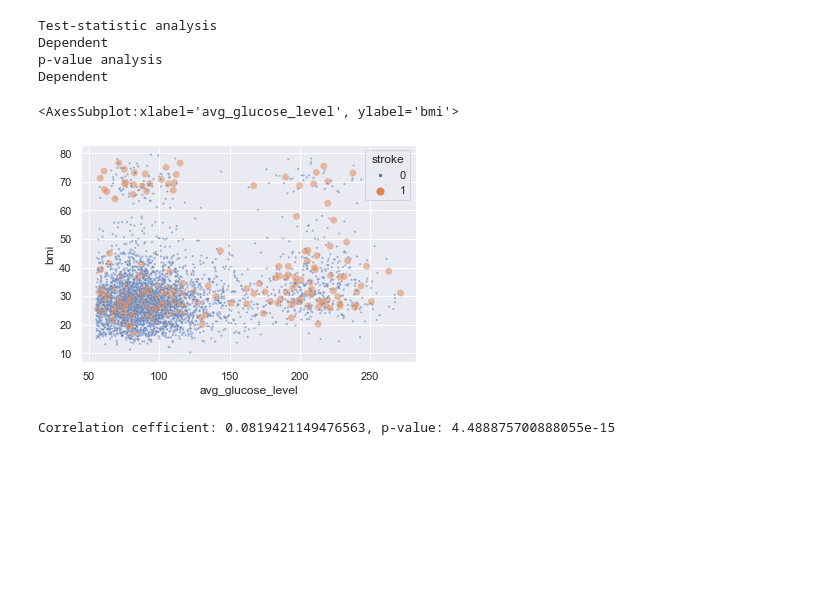
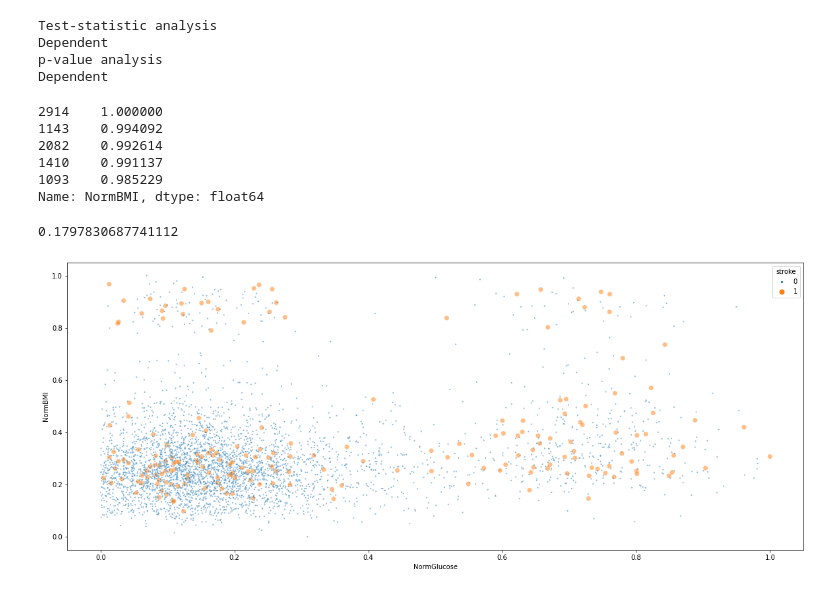
Before and after one commit to MykhaiIo/heart-attention, a Jupyter notebook: data/feature_engineering.ipynb, the cells around one changed output. Cells and saved outputs as stored; diff of their text form; code cells hidden in the pictures; blank space fills up the shorter version.

```diff
--- a/data/feature_engineering.ipynb
+++ b/data/feature_engineering.ipynb
@@ -319,19 +334,22 @@ Test-statistic analysis
 Dependent
 p-value analysis
 Dependent
+# %%
+train['NormBMI'] = normalizer.fit_transform(train.bmi.values.reshape(-1, 1))
+train['NormBMI'].nlargest()
+# %% [output]
+2914    1.000000
+1143    0.994092
+2082    0.992614
+1410    0.991137
+1093    0.985229
+Name: NormBMI, dtype: float64
+# %%
+train['NormBMI'].corr(train['NormGlucose'], method='pearson')
+# %% [output]
+0.1797830687741112
 # %%
-sns.scatterplot(data=train, x='avg_glucose_level', y='bmi', hue='stroke', size='stroke', sizes=(50, 5), alpha=0.5)
+fig, ax = plt.subplots(figsize=(20, 8))
+ax = sns.scatterplot(ax=ax, data=train, x='NormGlucose', y='NormBMI', hue='stroke', size='stroke', sizes=(50, 5), alpha=0.5)
 # %% [output]
-<AxesSubplot:xlabel='avg_glucose_level', ylabel='bmi'>
-[figure, old version]
+[figure, new version]
-# %%
-from scipy.stats import kendalltau
-from sklearn.preprocessing import MinMaxScaler
-
-scaler = MinMaxScaler()
-
-coef, p = kendalltau(scaler.fit_transform(train.avg_glucose_level.values.reshape(-1,1)),
-                     scaler.fit_transform(train.bmi.values.reshape(-1,1)))
-print(f'Correlation cefficient: {coef}, p-value: {p}')
-# %% [output]
-Correlation cefficient: 0.0819421149476563, p-value: 4.488875700888055e-15
```
Also changed, not shown: parts of 21 cells of this notebook, 10 other files.
